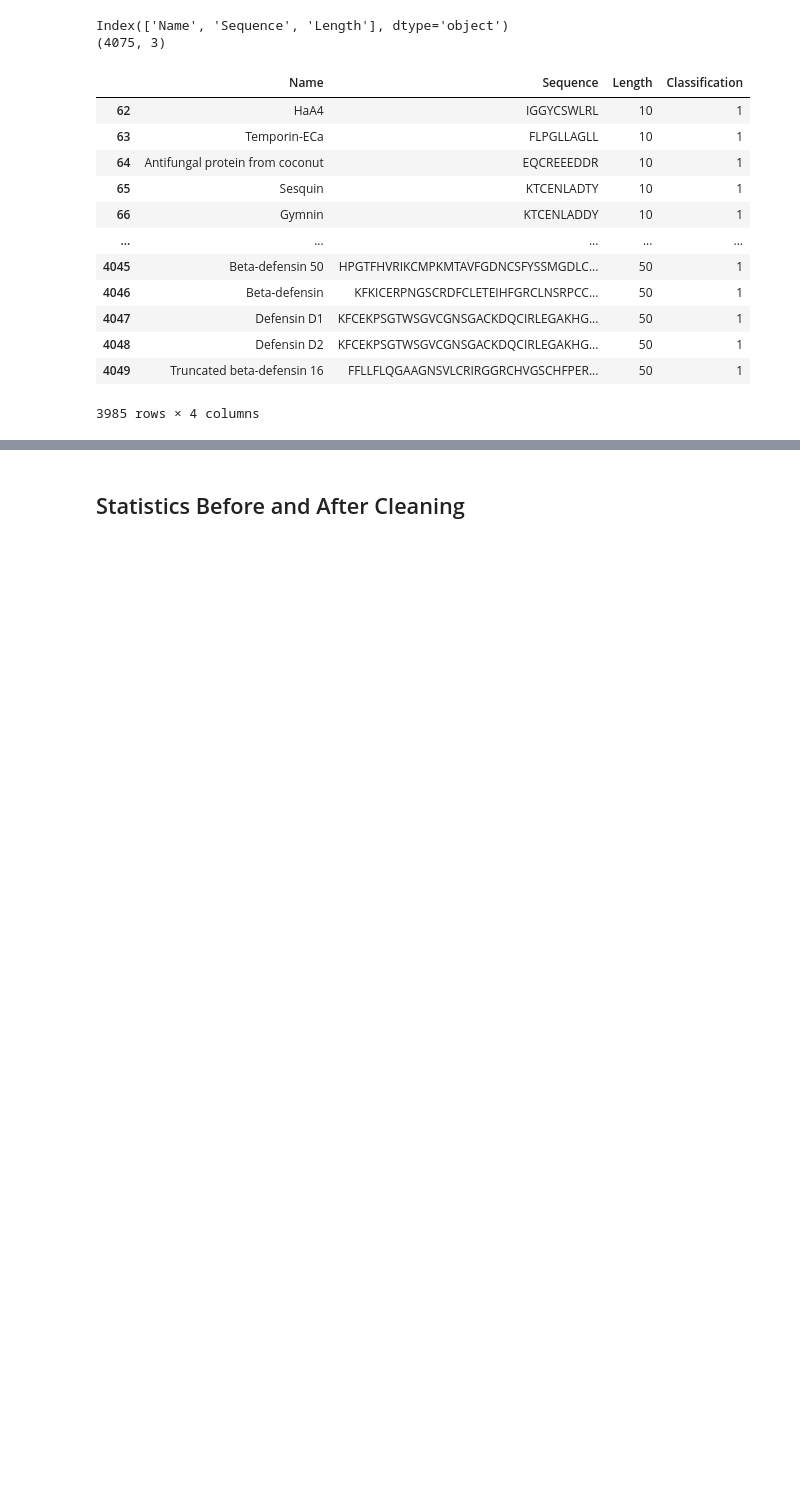
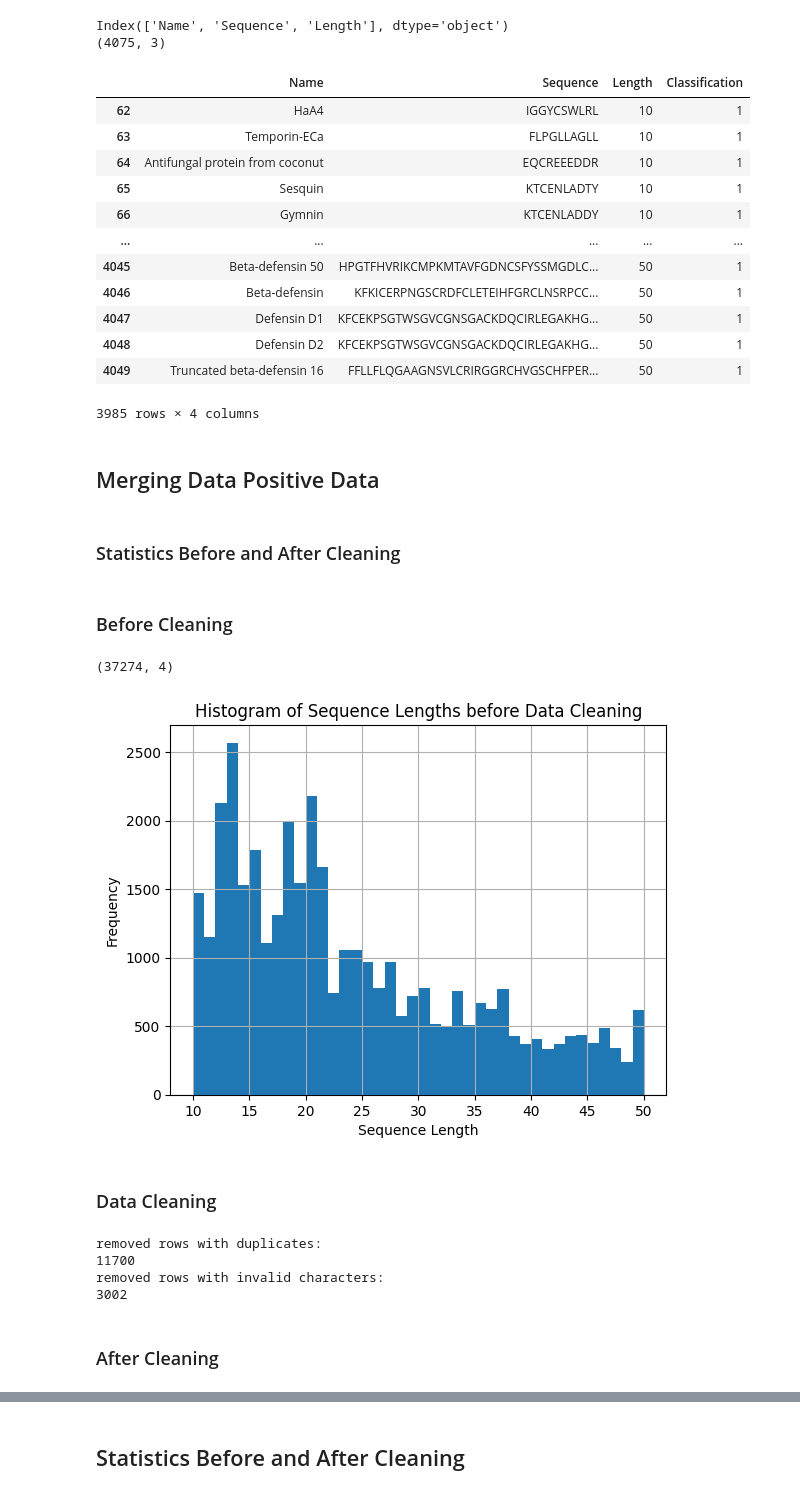
Before and after one commit to IgnacyBerent/AI_1, a Jupyter notebook: lab/list_1/main.ipynb, the cells around one changed output, grey strips where cells are left out. Cells and saved outputs as stored; diff of their text form; code cells hidden in the pictures; blank space fills up the shorter version.

```diff
--- a/lab/list_1/main.ipynb
+++ b/lab/list_1/main.ipynb
@@ -165,3 +168,46 @@ df_campr3
 | 4048 | Defensin D2 | KFCEKPSGTWSGVCGNSGACKDQCIRLEGAKHG... | 50 | 1 |
 | 4049 | Truncated beta-defensin 16 | FFLLFLQGAAGNSVLCRIRGGRCHVGSCHFPER... | 50 | 1 |
 3985 rows × 4 columns
+# %% [markdown]
+## Merging Data Positive Data
+# %% [markdown]
+### Statistics Before and After Cleaning
+# %% [markdown]
+### Before Cleaning
+# %%
+df_positive = pd.concat([df_dbamp3, df_dramp, df_campr3], ignore_index=True)
+df_positive.shape
+# %% [output]
+(37274, 4)
+# %%
+# plot histogram of sequence lengths
+plt.figure()
+plt.title('Histogram of Sequence Lengths before Data Cleaning')
+df_positive['Length'].hist(bins=40)
+plt.xlabel('Sequence Length')
+plt.ylabel('Frequency')
+plt.show()
+# %% [output]
+[figure, added]
+# %% [markdown]
+### Data Cleaning
+# %%
+# count and remove duplicates
+print("removed rows with duplicates:")
+df_positive[df_positive.duplicated('Sequence')]
+print(df_positive.duplicated('Sequence').sum())
+df_positive.drop_duplicates('Sequence', inplace=True)
+
+# count and remove data with invalid characters
+print("removed rows with invalid characters:")
+df_positive['Valid'] = df_positive['Sequence'].apply(lambda x: set(x).issubset(valid_chars))
+print(len(df_positive) - df_positive['Valid'].sum())
+df_positive = df_positive[df_positive['Valid']]
+df_positive.drop('Valid', axis=1, inplace=True)
+# %% [output]
+removed rows with duplicates:
+11700
+removed rows with invalid characters:
+3002
+# %% [markdown]
+### After Cleaning
```
Also changed, not shown: parts of 65 cells of this notebook.
